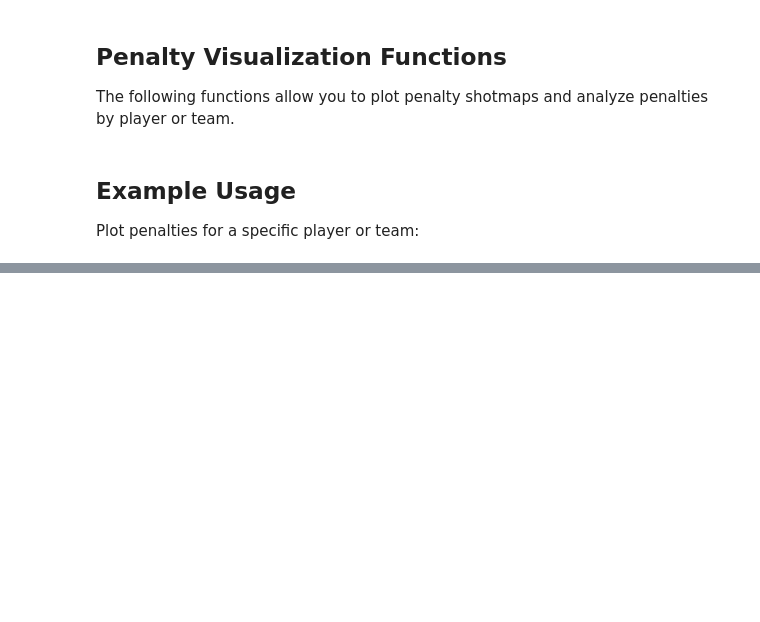
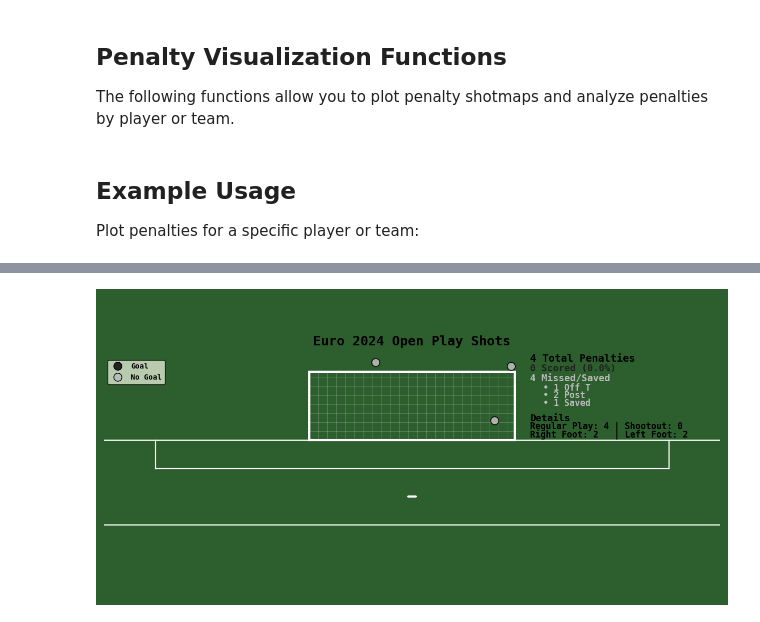
Before and after one commit to pavlesav/Euro-2024-visualizations, a Jupyter notebook: code/euro2024.ipynb, the cells around one changed output, grey strips where cells are left out. Drawn from its saved outputs; the diff is of its cells as text; code cells hidden in the pictures; blank space fills up the shorter version.

```diff
--- a/code/euro2024.ipynb
+++ b/code/euro2024.ipynb
@@ -388,0 +431,12 @@ plot_penalties_by_filter(
+# %%
+# Example: Plot only Free Kick shots with enhanced tooltips
+plot_shot_locations(
+    shots_euro,
+    shot_type="Corner",
+    theme="green",
+    palette="neutral",
+    title="Euro 2024 Open Play Shots",
+    #savepath="plots/open_play_shots.png"
+)
+# %% [output]
+[figure, added]
```
Also changed, not shown: parts of 8 cells of this notebook, 5 other files.
